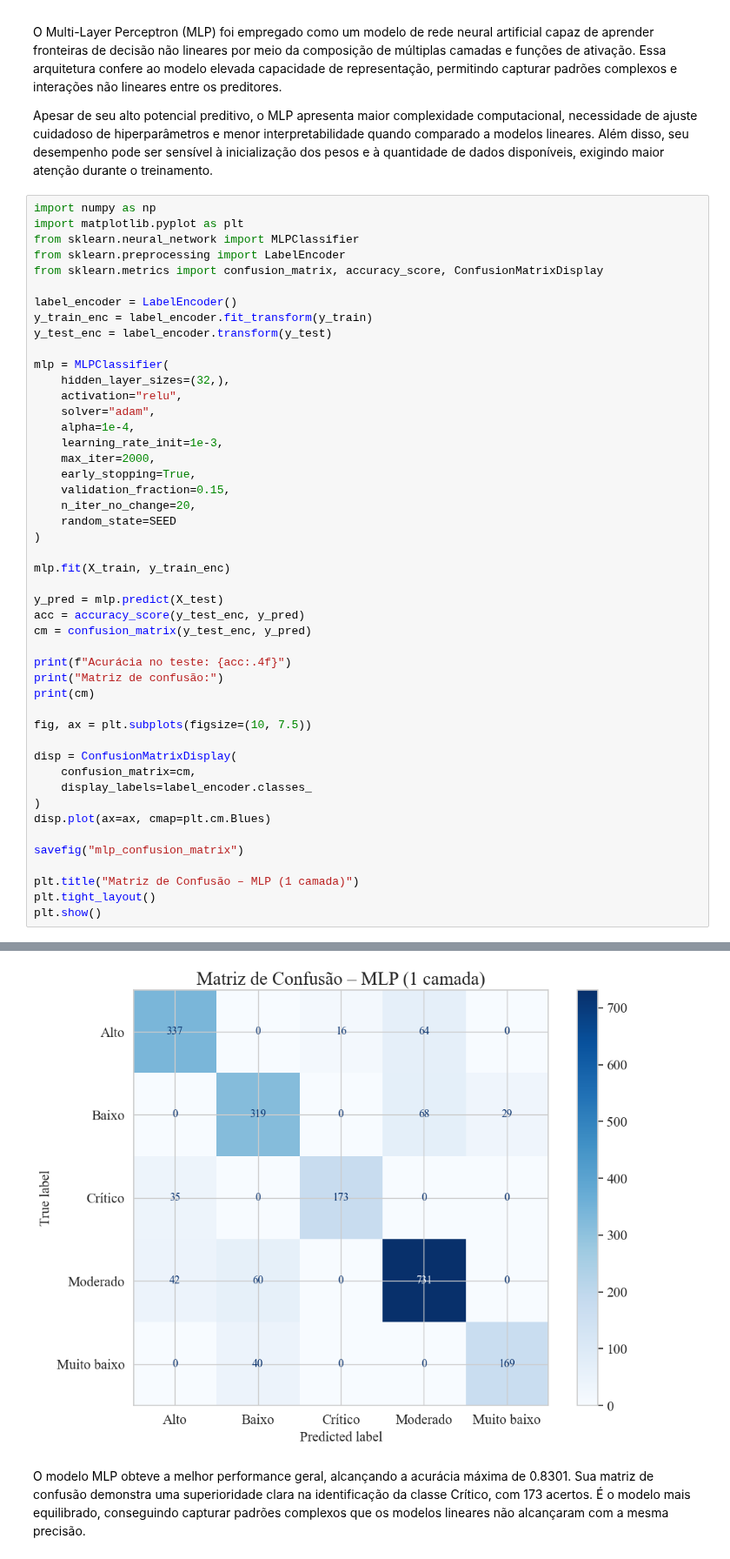
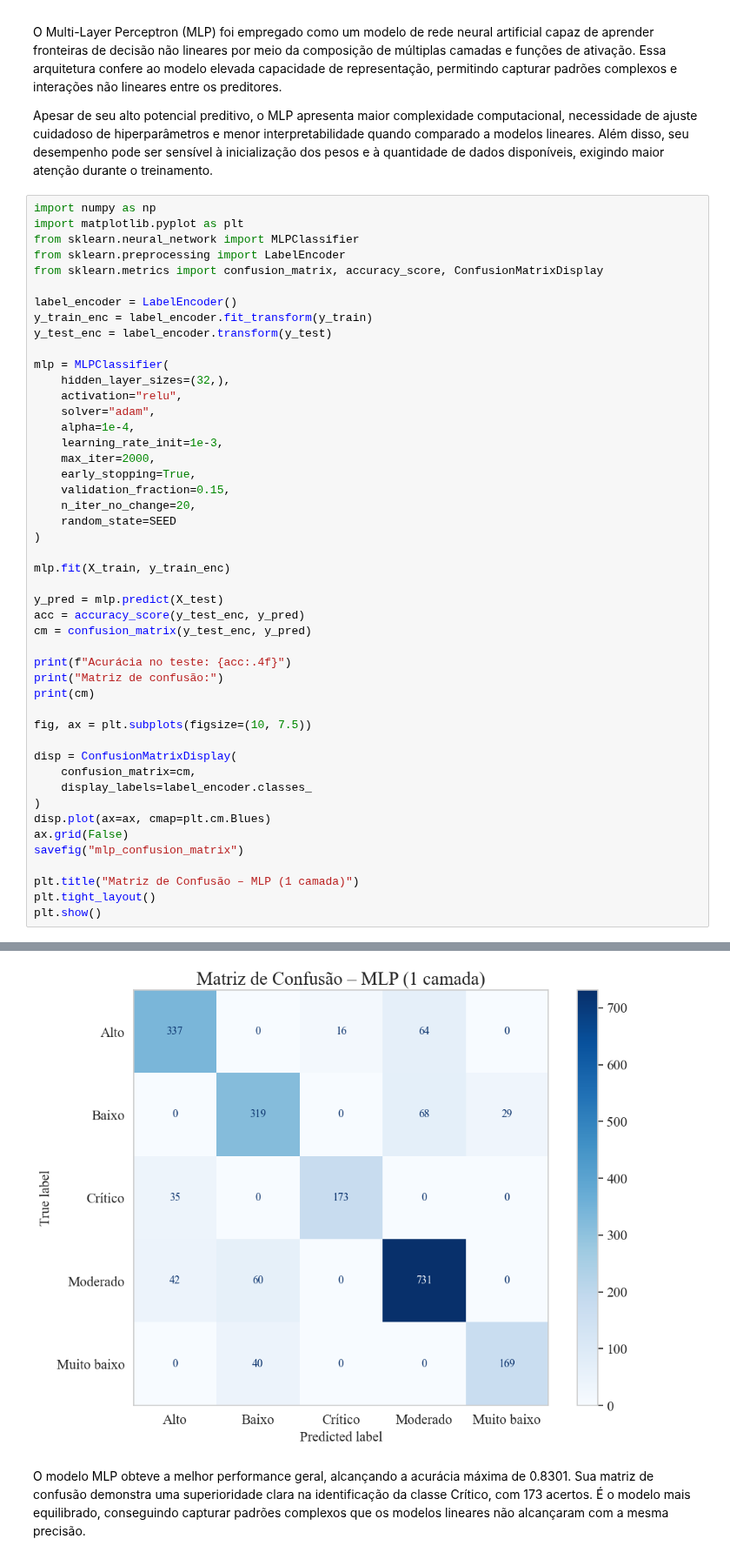
Before and after one commit to diego-nac/ica-homeworks, a Jupyter notebook: homework3/code.ipynb, the cells around one changed output, grey strips where cells are left out. Shown at 87% size. Drawn from its saved outputs; the diff is of its cells as text.

```diff
--- a/homework3/code.ipynb
+++ b/homework3/code.ipynb
@@ -819,35 +821,35 @@ mlp = MLPClassifier(
 mlp.fit(X_train, y_train_enc)
 
 y_pred = mlp.predict(X_test)
 acc = accuracy_score(y_test_enc, y_pred)
 cm = confusion_matrix(y_test_enc, y_pred)
 
 print(f"Acurácia no teste: {acc:.4f}")
 print("Matriz de confusão:")
 print(cm)
 
 fig, ax = plt.subplots(figsize=(10, 7.5))
 
 disp = ConfusionMatrixDisplay(
     confusion_matrix=cm,
     display_labels=label_encoder.classes_
 )
 disp.plot(ax=ax, cmap=plt.cm.Blues)
-
+ax.grid(False)
 savefig("mlp_confusion_matrix")
 
 plt.title("Matriz de Confusão – MLP (1 camada)")
 plt.tight_layout()
 plt.show()
 # %% [output]
 Acurácia no teste: 0.8301
 Matriz de confusão:
 [[337   0  16  64   0]
  [  0 319   0  68  29]
  [ 35   0 173   0   0]
  [ 42  60   0 731   0]
  [  0  40   0   0 169]]
-[figure, old version]
+[figure, new version]
 # %% [markdown]
 O modelo MLP obteve a melhor performance geral, alcançando a acurácia máxima de 0.8301. Sua matriz de confusão demonstra uma superioridade clara na identificação da classe Crítico, com 173 acertos. É o modelo mais equilibrado, conseguindo capturar padrões complexos que os modelos lineares não alcançaram com a mesma precisão.
 # %% [markdown]
```
Also changed, not shown: parts of 5 cells of this notebook, 7 other files.
